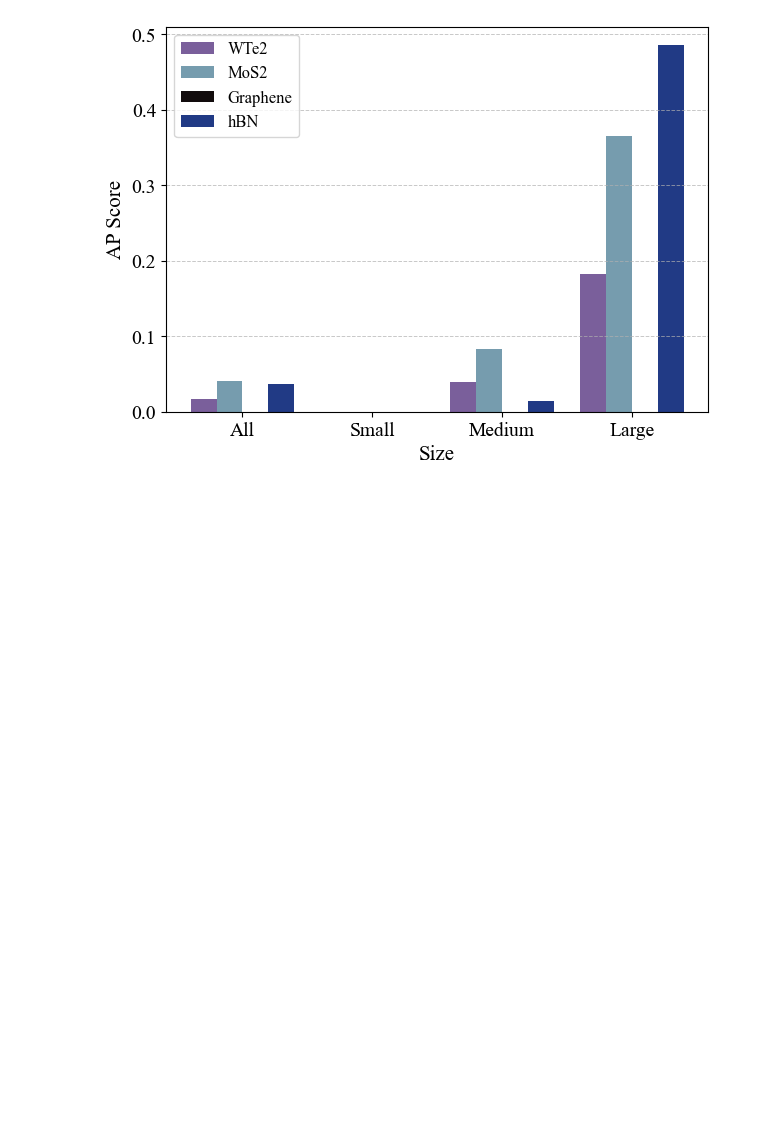
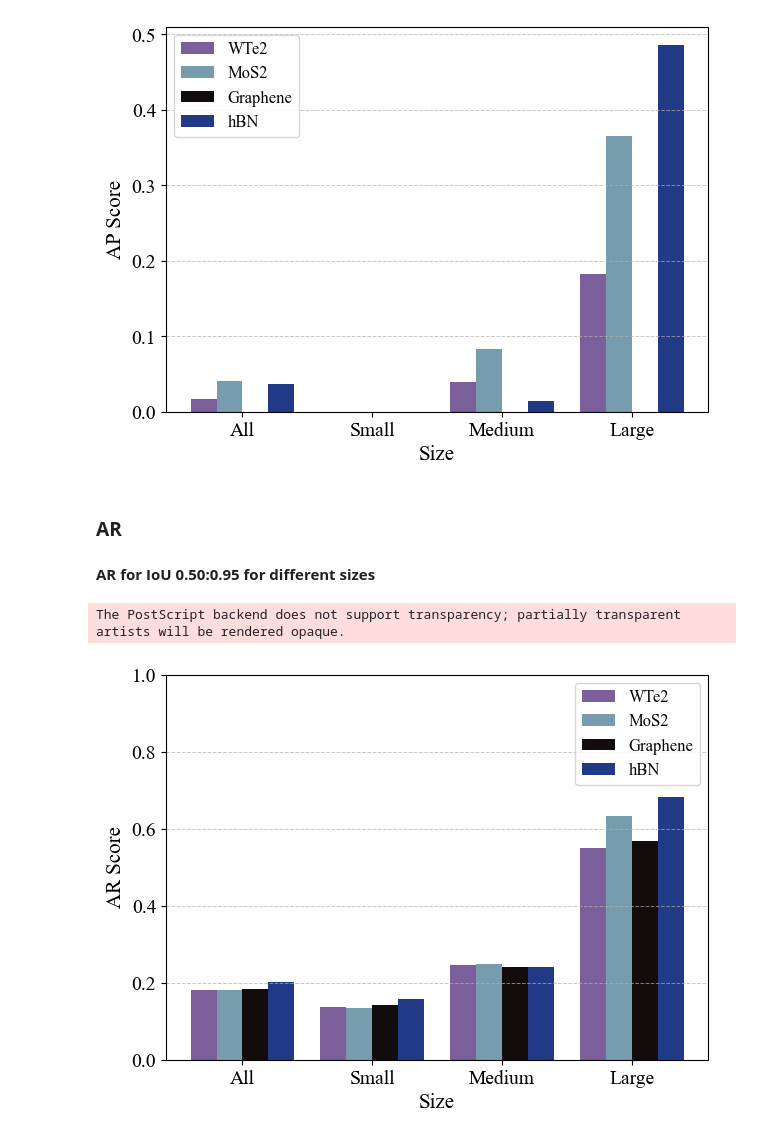
Before and after one commit to Linuxable/tdmms_DL, a Jupyter notebook: plot_results.ipynb, the cells around one changed output. Cells and saved outputs as stored; diff of their text form; code cells hidden in the pictures; blank space fills up the shorter version.

```diff
--- a/plot_results.ipynb
+++ b/plot_results.ipynb
@@ -93,3 +99,48 @@ plt.show()
 # %% [output]
 The PostScript backend does not support transparency; partially transparent artists will be rendered opaque.
 [figure]
+# %% [markdown]
+### **AR**
+# %% [markdown]
+**AR for IoU 0.50:0.95 for different sizes**
+# %%
+# Data
+WTe2 = np.array([0.182, 0.138, 0.245, 0.550])
+MoS2 = np.array([0.182, 0.134, 0.248, 0.633])
+Graphene = np.array([0.184, 0.141, 0.241, 0.567])
+hBN = np.array([0.203, 0.157, 0.241, 0.683])
+
+x = np.array([0,1,2,3])
+y = np.array([0, 0.2, 0.4, 0.6, 0.8, 1.0])
+
+x_ticks = ['All', 'Small', 'Medium', 'Large']
+width = 0.2  # Width of bars
+colors = ['#7a5f9b', '#769cae', '#120c0d', '#213a85']
+
+# Plot
+fig, ax = plt.subplots(figsize=(7, 5))
+ax.bar(x - 1.5*width, WTe2, width, label='WTe2', color=colors[0])
+ax.bar(x - 0.5*width, MoS2, width, label='MoS2', color=colors[1])
+ax.bar(x + 0.5*width, Graphene, width, label='Graphene', color=colors[2])
+ax.bar(x + 1.5*width, hBN, width, label='hBN', color=colors[3])
+
+axis_label_fontsize = 15
+tick_label_fontsize = 14
+legend_fontsize = 12
+
+# Formatting
+ax.set_xticks(x)
+ax.set_yticks(y)
+ax.set_xticklabels(x_ticks, fontsize=tick_label_fontsize)
+ax.set_yticklabels(ax.get_yticks(), fontsize=tick_label_fontsize)
+ax.set_ylabel('AR Score', fontsize=axis_label_fontsize)
+ax.set_xlabel('Size', fontsize=axis_label_fontsize)
+ax.legend(fontsize=legend_fontsize)
+
+ax.yaxis.grid(True, linestyle='--', alpha=0.7, linewidth=0.7)
+
+plt.savefig(os.path.join(FIGS_DIR, 'AR_score.eps'))
+plt.show()
+# %% [output]
+The PostScript backend does not support transparency; partially transparent artists will be rendered opaque.
+[figure, added]
```
Also changed, not shown: parts of 8 cells of this notebook, 5 other files.
